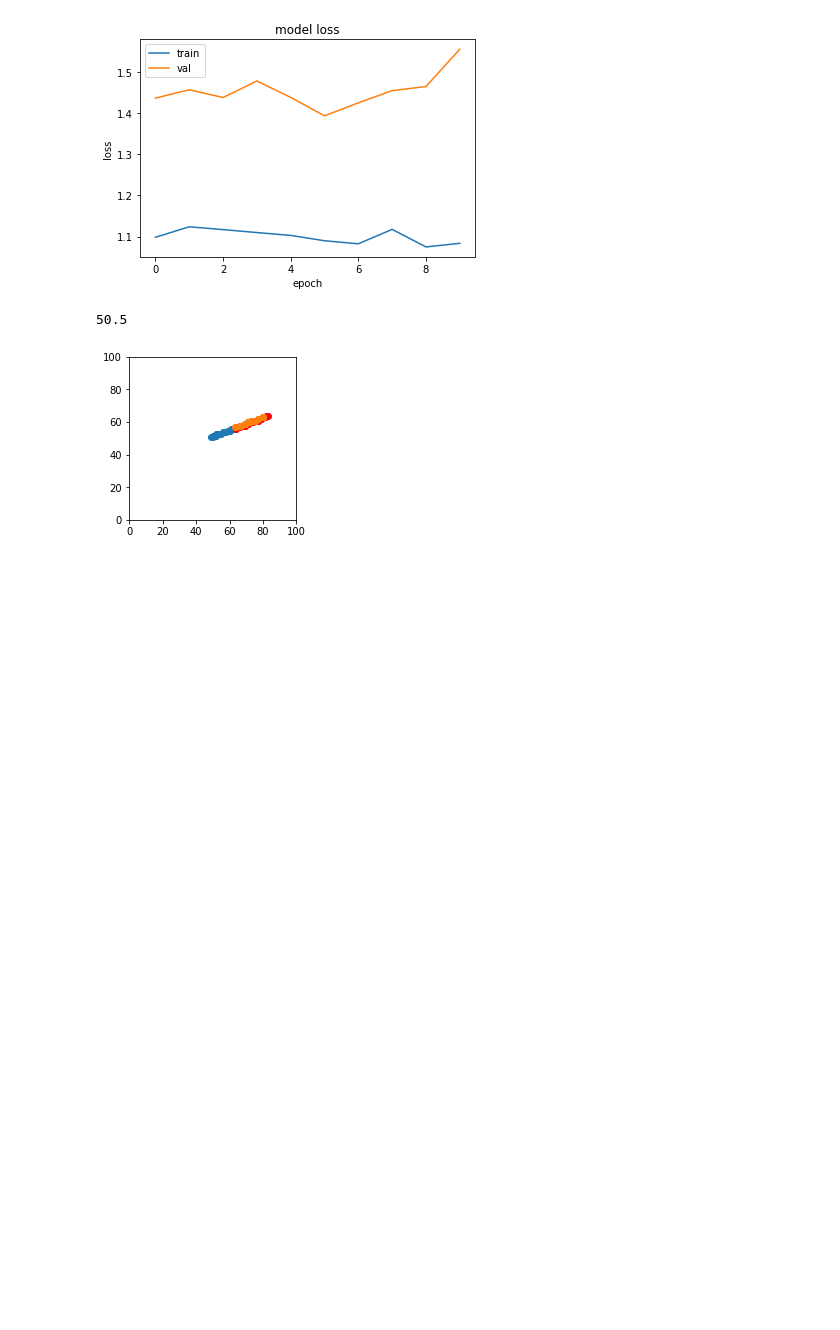
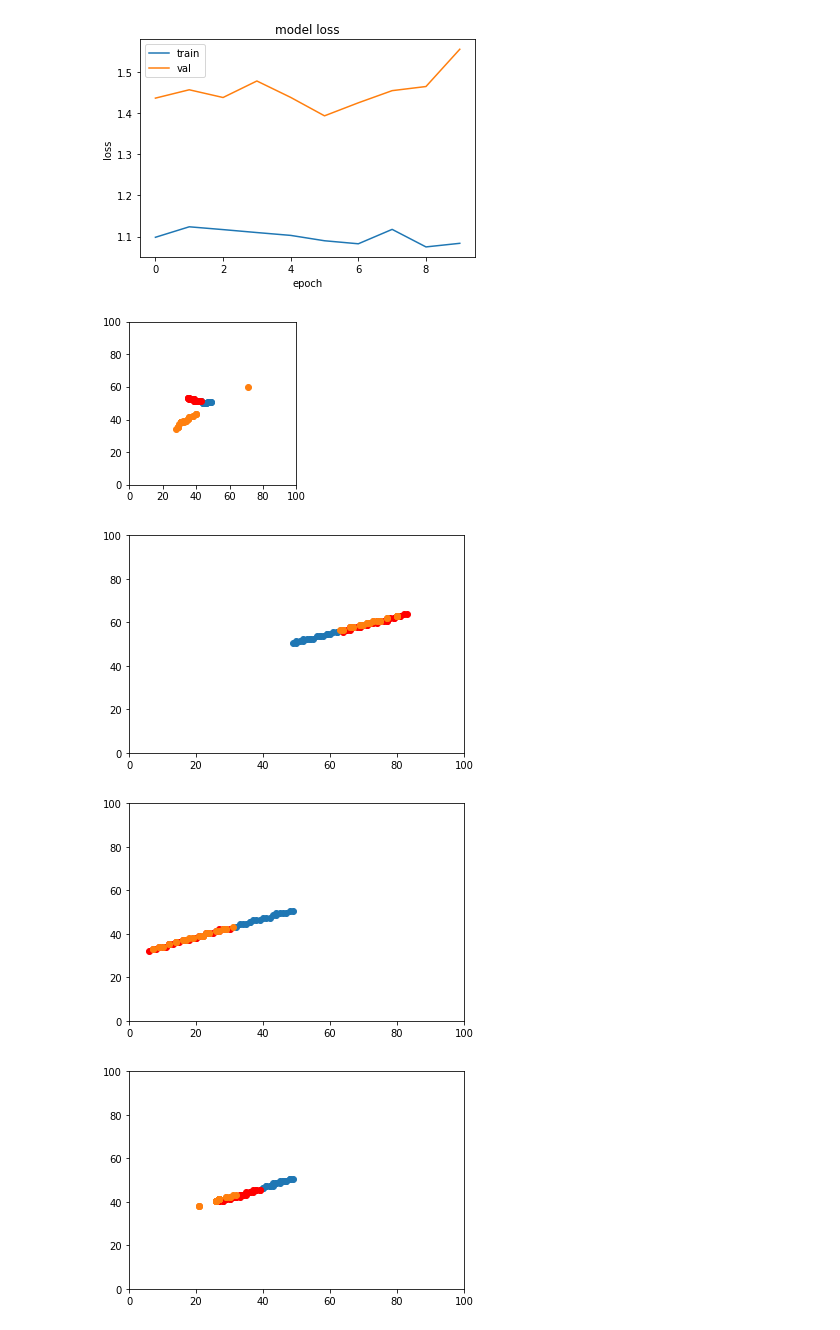
Before and after one commit to davgr686/VehicleTrajectoryForecastingUsingTransformers, a Jupyter notebook: LSTM_notebook.ipynb, the cells around one changed output. Saved outputs shown, nothing was run; the diff lists cells and outputs as text; code cells hidden in the pictures; blank space fills up the shorter version.

Commit message:
plotting works

```diff
--- a/LSTM_notebook.ipynb
+++ b/LSTM_notebook.ipynb
@@ -340,11 +340,7 @@ def get_predictions(model, data_source_inputs, data_source_targets):
 
     return inputs, ground_truths, predictions
 # %%
-inputs_list, target_list, preds_list = get_predictions(model, train_inputs, train_targets)
+inputs_list, target_list, preds_list = get_predictions(new_model, train_inputs, train_targets)
-# %%
-inputs_list[1] / 100
-# %% [output]
-50.5
 # %%
 import numpy as np
 import matplotlib.pyplot as plt
@@ -410,4 +410,7 @@ def vis_trajectory_scatter(best_model, lag_time = 2.0):
 # %%
-vis_trajectory_scatter(model)
+vis_trajectory_scatter()
 # %% [output]
-[figure, old version]
+[figure, new version]
+[figure, added]
+[figure, added]
+[figure, added]
```
Also changed, not shown: parts of 3 cells of this notebook.
